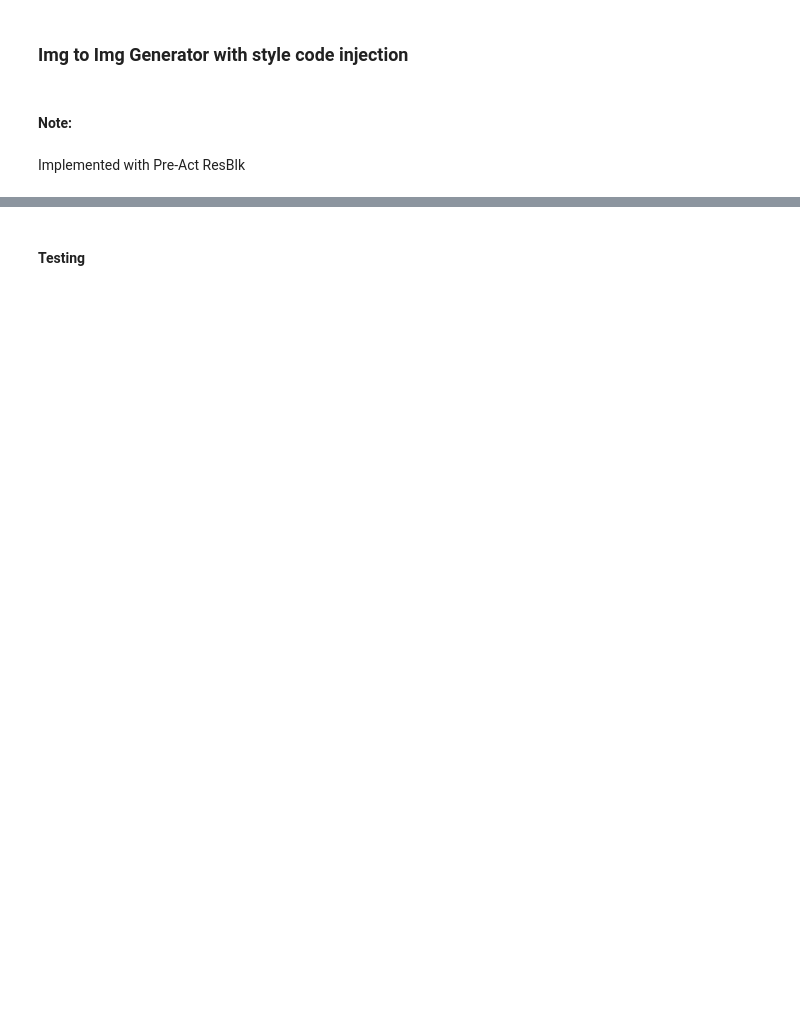
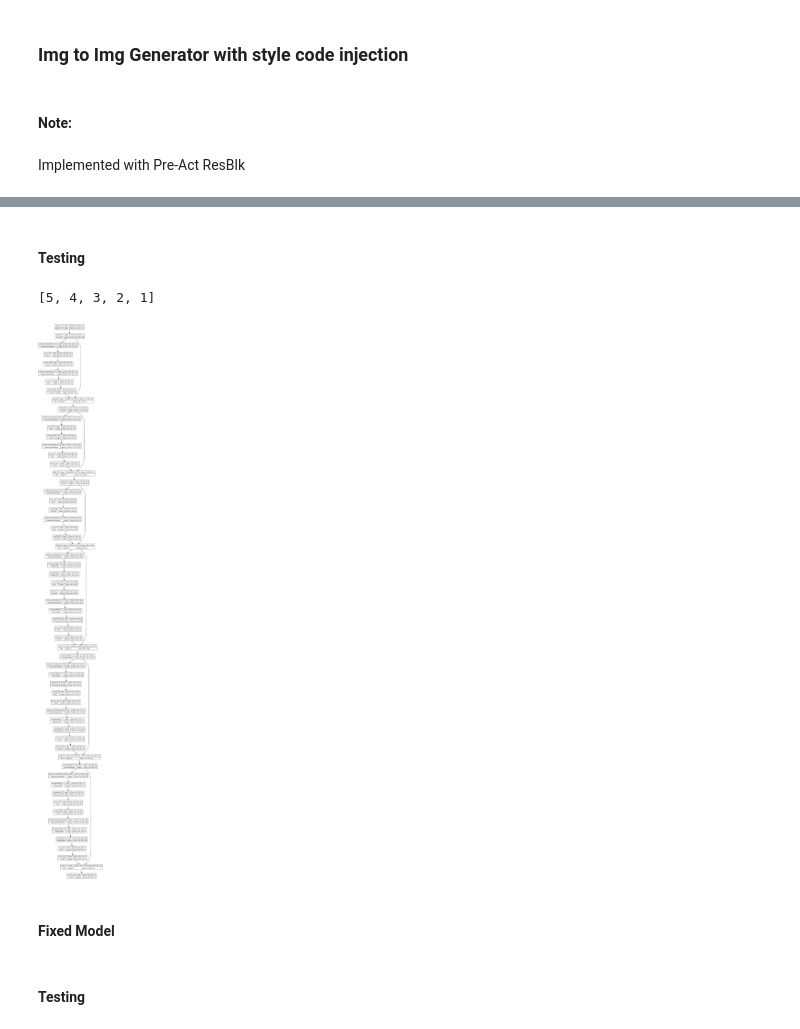
Before and after one commit to tlaw009/GAN-devel, a Jupyter notebook: StarGAN-v2.ipynb, the cells around one changed output, grey strips where cells are left out. Cells and saved outputs as stored; diff of their text form; code cells hidden in the pictures; blank space fills up the shorter version.

```diff
--- a/StarGAN-v2.ipynb
+++ b/StarGAN-v2.ipynb
@@ -45,0 +172,2 @@ Implemented with Pre-Act ResBlk
+# %% [markdown]
+#### Testing
@@ -46,3 +177,15 @@ Implemented with Pre-Act ResBlk
+# %%
+print(a)
+# %% [output]
+[5, 4, 3, 2, 1]
+# %%
+g_t = Generator((256,256),3)
+# %%
+tf.keras.utils.plot_model(g_t.build_graph(64), show_shapes=True)
+# %% [output]
+[figure, added]
+# %% [markdown]
+#### Fixed Model
 # %%
 class Generator(Model):
 
```
Also changed, not shown: parts of 28 cells of this notebook, 1 other file.
